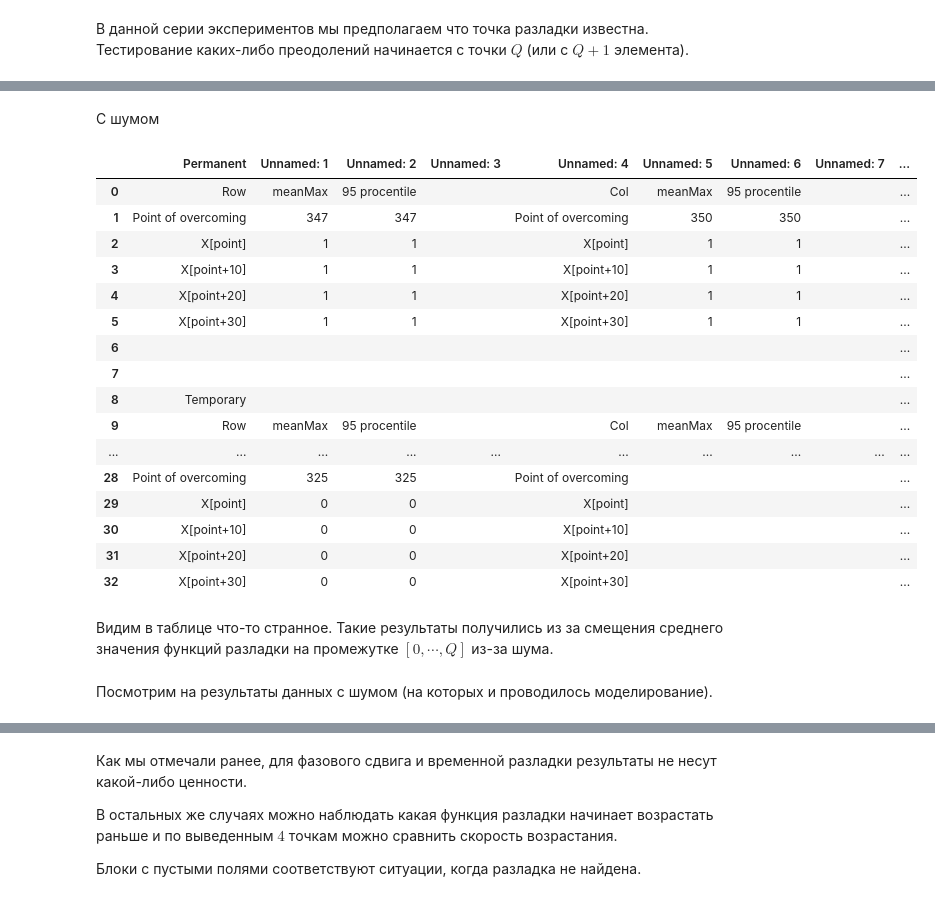
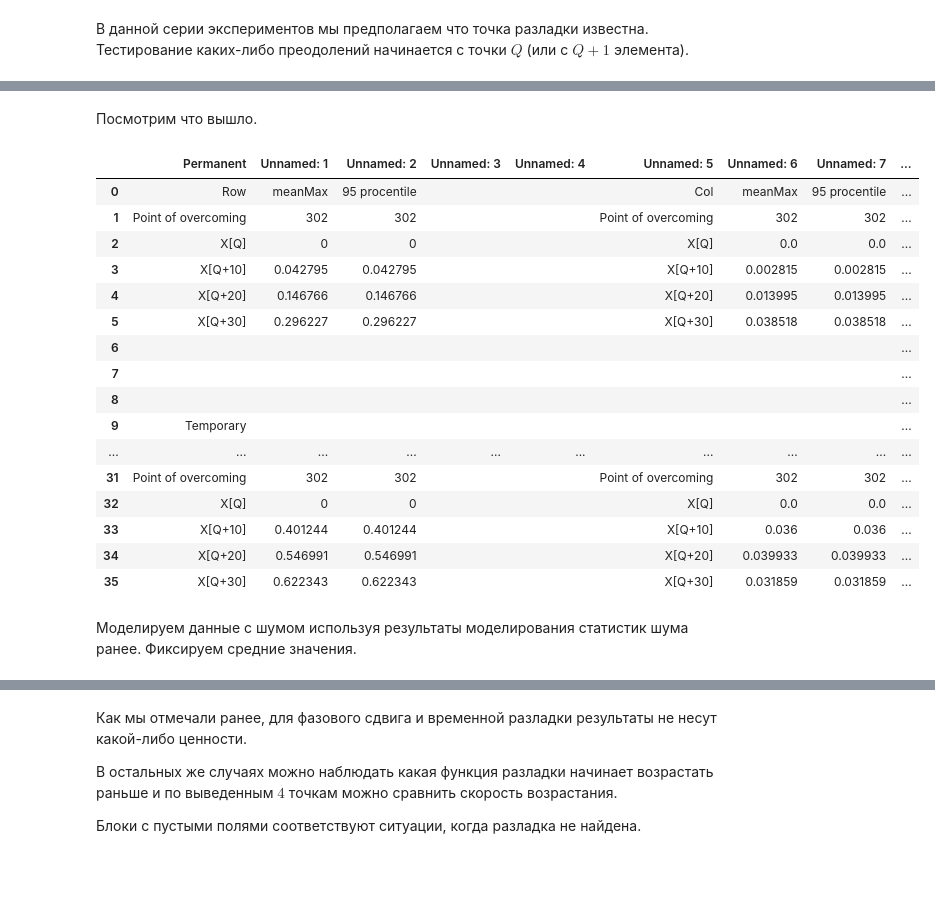
Before and after one commit to Loulaan/researchWork, a Jupyter notebook: heterFuncTestCertain.ipynb, the cells around one changed output, grey strips where cells are left out. Cells and saved outputs as stored; diff of their text form; code cells hidden in the pictures; blank space fills up the shorter version.

```diff
--- a/heterFuncTestCertain.ipynb
+++ b/heterFuncTestCertain.ipynb
@@ -239,2 +237,26 @@ fixResults(
+# %% [markdown]
+Посмотрим что вышло.
+# %%
+fixedResultWithoutNoise = pd.read_excel('tables/results.xlsx', sheet_name='withoutNoise', engine='openpyxl')
+fixedResultWithoutNoise.fillna(' ', inplace=True)
+fixedResultWithoutNoise[:40]
+# %% [output]
+|  | Permanent | Unnamed: 1 | Unnamed: 2 | Unnamed: 3 | Unnamed: 4 | Unnamed: 5 | Unnamed: 6 | Unnamed: 7 | ... |
+| 0 | Row | meanMax | 95 procentile |  |  | Col | meanMax | 95 procentile | ... |
+| 1 | Point of overcoming | 302 | 302 |  |  | Point of overcoming | 302 | 302 | ... |
+| 2 | X[Q] | 0 | 0 |  |  | X[Q] | 0.0 | 0.0 | ... |
+| 3 | X[Q+10] | 0.042795 | 0.042795 |  |  | X[Q+10] | 0.002815 | 0.002815 | ... |
+| 4 | X[Q+20] | 0.146766 | 0.146766 |  |  | X[Q+20] | 0.013995 | 0.013995 | ... |
+| 5 | X[Q+30] | 0.296227 | 0.296227 |  |  | X[Q+30] | 0.038518 | 0.038518 | ... |
+| 6 |  |  |  |  |  |  |  |  | ... |
+| 7 |  |  |  |  |  |  |  |  | ... |
+| 8 |  |  |  |  |  |  |  |  | ... |
+| 9 | Temporary |  |  |  |  |  |  |  | ... |
+| ... | ... | ... | ... | ... | ... | ... | ... | ... | ... |
+| 31 | Point of overcoming | 302 | 302 |  |  | Point of overcoming | 302 | 302 | ... |
+| 32 | X[Q] | 0 | 0 |  |  | X[Q] | 0.0 | 0.0 | ... |
+| 33 | X[Q+10] | 0.401244 | 0.401244 |  |  | X[Q+10] | 0.036 | 0.036 | ... |
+| 34 | X[Q+20] | 0.546991 | 0.546991 |  |  | X[Q+20] | 0.039933 | 0.039933 | ... |
+| 35 | X[Q+30] | 0.622343 | 0.622343 |  |  | X[Q+30] | 0.031859 | 0.031859 | ... |
 # %% [markdown]
-С шумом
+Моделируем данные с шумом используя результаты моделирования статистик шума ранее. Фиксируем средние значения.
@@ -249,26 +262,0 @@ fixResults(
-# %%
-fixedResult = pd.read_excel('tables/results.xlsx', sheet_name='withoutNoise', engine='openpyxl')
-fixedResult.fillna(' ', inplace=True)
-fixedResult[:35]
-# %% [output]
-|  | Permanent | Unnamed: 1 | Unnamed: 2 | Unnamed: 3 | Unnamed: 4 | Unnamed: 5 | Unnamed: 6 | Unnamed: 7 | ... |
-| 0 | Row | meanMax | 95 procentile |  | Col | meanMax | 95 procentile |  | ... |
-| 1 | Point of overcoming | 347 | 347 |  | Point of overcoming | 350 | 350 |  | ... |
-| 2 | X[point] | 1 | 1 |  | X[point] | 1 | 1 |  | ... |
-| 3 | X[point+10] | 1 | 1 |  | X[point+10] | 1 | 1 |  | ... |
-| 4 | X[point+20] | 1 | 1 |  | X[point+20] | 1 | 1 |  | ... |
-| 5 | X[point+30] | 1 | 1 |  | X[point+30] | 1 | 1 |  | ... |
-| 6 |  |  |  |  |  |  |  |  | ... |
-| 7 |  |  |  |  |  |  |  |  | ... |
-| 8 | Temporary |  |  |  |  |  |  |  | ... |
-| 9 | Row | meanMax | 95 procentile |  | Col | meanMax | 95 procentile |  | ... |
-| ... | ... | ... | ... | ... | ... | ... | ... | ... | ... |
-| 28 | Point of overcoming | 325 | 325 |  | Point of overcoming |  |  |  | ... |
-| 29 | X[point] | 0 | 0 |  | X[point] |  |  |  | ... |
-| 30 | X[point+10] | 0 | 0 |  | X[point+10] |  |  |  | ... |
-| 31 | X[point+20] | 0 | 0 |  | X[point+20] |  |  |  | ... |
-| 32 | X[point+30] | 0 | 0 |  | X[point+30] |  |  |  | ... |
-# %% [markdown]
-Видим в таблице что-то странное. Такие результаты получились из за смещения среднего значения функций разладки на промежутке $[0, \cdots, Q]$ из-за шума.
-# %% [markdown]
-Посмотрим на результаты данных с шумом (на которых и проводилось моделирование).
```
Also changed, not shown: parts of 30 cells of this notebook, 8 other files.
